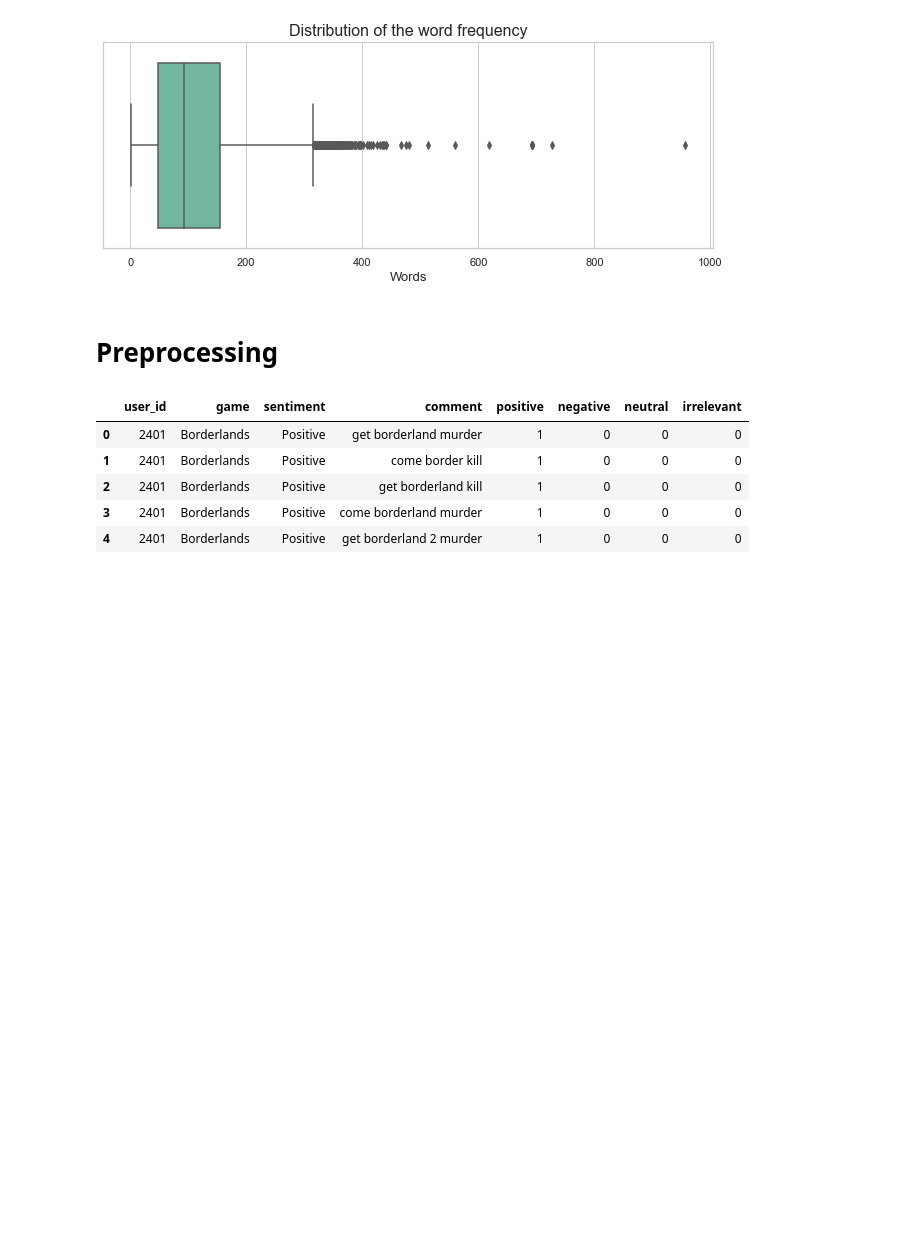
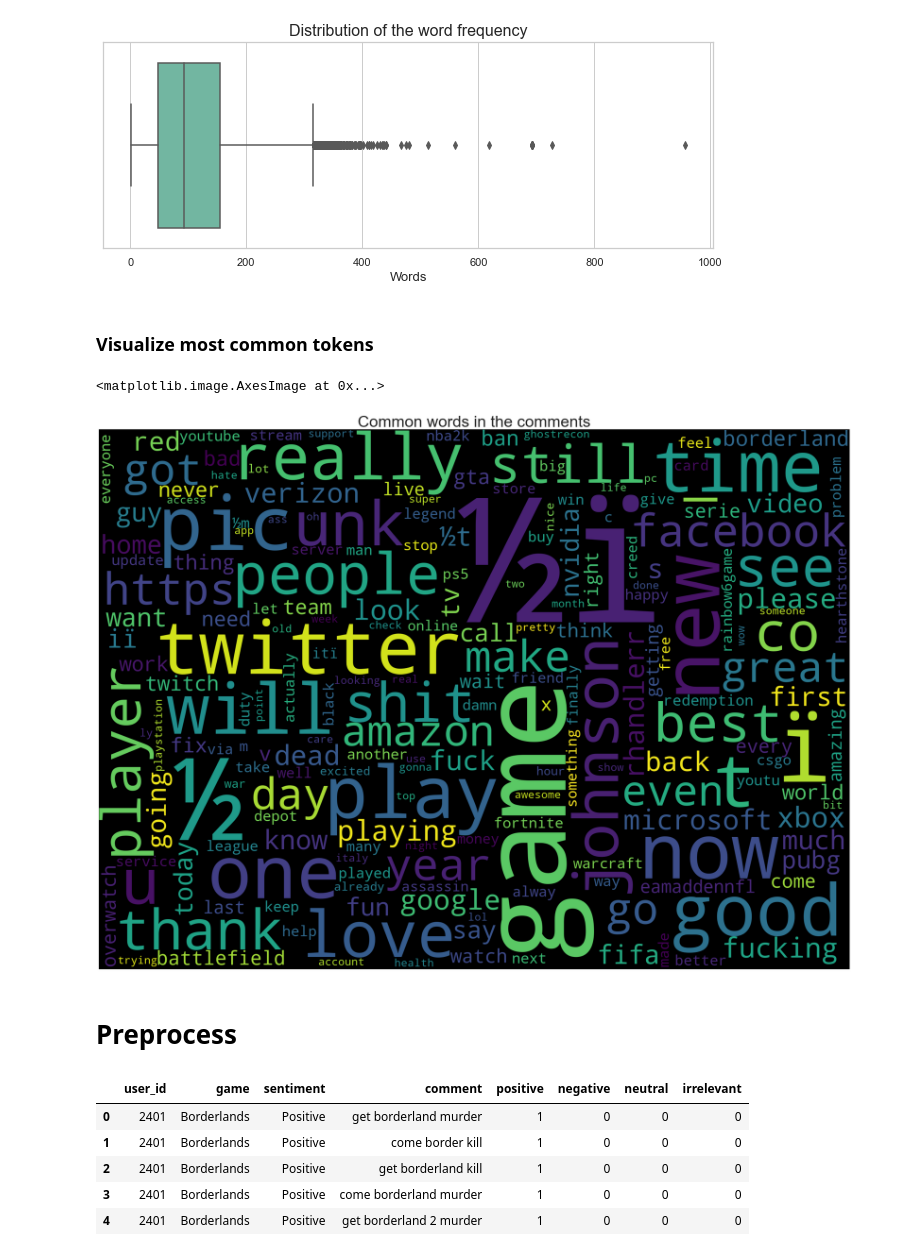
Before and after one commit to RodolfoLSS/sentiment_analysis_challenge, a Jupyter notebook: challenge.ipynb, the cells around one changed output. Saved outputs shown, nothing was run; the diff lists cells and outputs as text; code cells hidden in the pictures; blank space fills up the shorter version.

```diff
--- a/challenge.ipynb
+++ b/challenge.ipynb
@@ -100,8 +110,30 @@ plt.title("Distribution of the word frequency", fontsize=16)
 plt.tight_layout(h_pad=3)
 # %% [output]
 [figure]
+# %% [markdown]
+### Visualize most common tokens
+# %%
+from wordcloud import WordCloud,STOPWORDS
+import matplotlib.pyplot as plt
+
+plt.figure(figsize=(40,25))
+data.comment = data.comment.apply(lambda x: str(x))
+text = data.comment.values
+cloud = WordCloud(
+                          stopwords=STOPWORDS,
+                          background_color='black',
+                          collocations=False,
+                          width=2500,
+                          height=1800
+                         ).generate(" ".join(text))
+plt.axis('off')
+plt.title("Common words in the comments",fontsize=40)
+plt.imshow(cloud)
+# %% [output]
+<matplotlib.image.AxesImage at 0x...>
+[figure, added]
 # %% [markdown]
-# Preprocessing
+# Preprocess
 # %%
 def remove_stop_words(sentence):
     global re_stop_words
```
Also changed, not shown: parts of 17 cells of this notebook, 1 other file.
